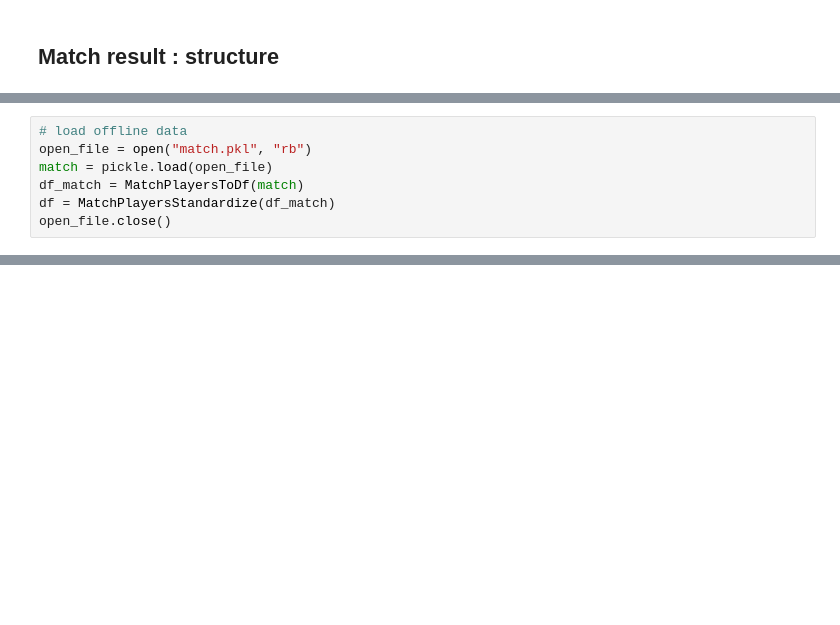
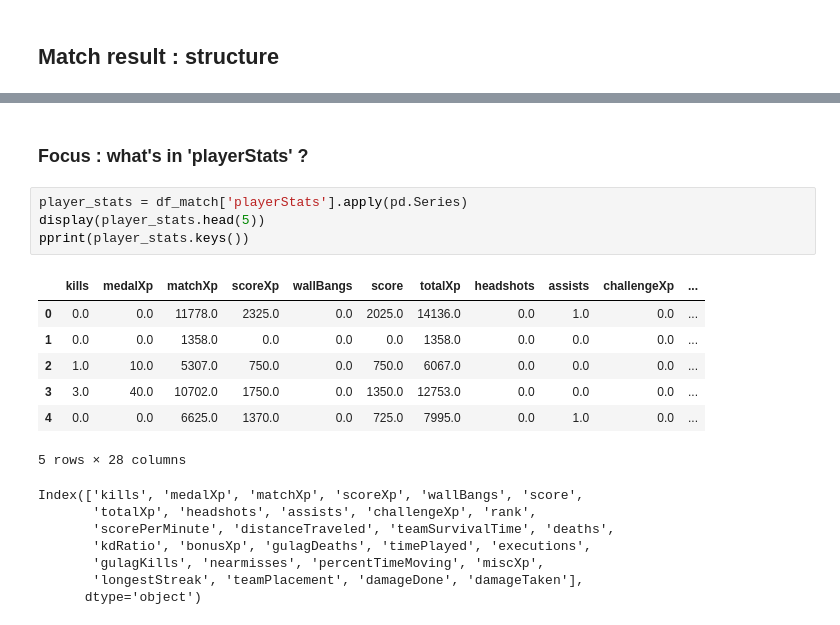
Before and after one commit to matthieuvion/wzkd, a Jupyter notebook: notebooks/format_one_match.ipynb, the cells around one changed output, grey strips where cells are left out. Saved outputs shown, nothing was run; the diff lists cells and outputs as text; blank space fills up the shorter version.

```diff
--- a/notebooks/format_one_match.ipynb
+++ b/notebooks/format_one_match.ipynb
@@ -648,7 +74,0 @@ WEAPONS_LABELS
-# %%
-# load offline data
-open_file = open("match.pkl", "rb")
-match = pickle.load(open_file)
-df_match = MatchPlayersToDf(match)
-df = MatchPlayersStandardize(df_match)
-open_file.close()
@@ -1401,0 +131,21 @@ fig.show()
+# %% [markdown]
+### Focus : what's in 'playerStats' ?
+# %%
+player_stats = df_match['playerStats'].apply(pd.Series)
+display(player_stats.head(5))
+pprint(player_stats.keys())
+# %% [output]
+|  | kills | medalXp | matchXp | scoreXp | wallBangs | score | totalXp | headshots | assists | challengeXp | ... |
+| 0 | 0.0 | 0.0 | 11778.0 | 2325.0 | 0.0 | 2025.0 | 14136.0 | 0.0 | 1.0 | 0.0 | ... |
+| 1 | 0.0 | 0.0 | 1358.0 | 0.0 | 0.0 | 0.0 | 1358.0 | 0.0 | 0.0 | 0.0 | ... |
+| 2 | 1.0 | 10.0 | 5307.0 | 750.0 | 0.0 | 750.0 | 6067.0 | 0.0 | 0.0 | 0.0 | ... |
+| 3 | 3.0 | 40.0 | 10702.0 | 1750.0 | 0.0 | 1350.0 | 12753.0 | 0.0 | 0.0 | 0.0 | ... |
+| 4 | 0.0 | 0.0 | 6625.0 | 1370.0 | 0.0 | 725.0 | 7995.0 | 0.0 | 1.0 | 0.0 | ... |
+5 rows × 28 columns
+Index(['kills', 'medalXp', 'matchXp', 'scoreXp', 'wallBangs', 'score',
+       'totalXp', 'headshots', 'assists', 'challengeXp', 'rank',
+       'scorePerMinute', 'distanceTraveled', 'teamSurvivalTime', 'deaths',
+       'kdRatio', 'bonusXp', 'gulagDeaths', 'timePlayed', 'executions',
+       'gulagKills', 'nearmisses', 'percentTimeMoving', 'miscXp',
+       'longestStreak', 'teamPlacement', 'damageDone', 'damageTaken'],
+      dtype='object')
```
Also changed, not shown: parts of 120 cells of this notebook, 26 other files.
